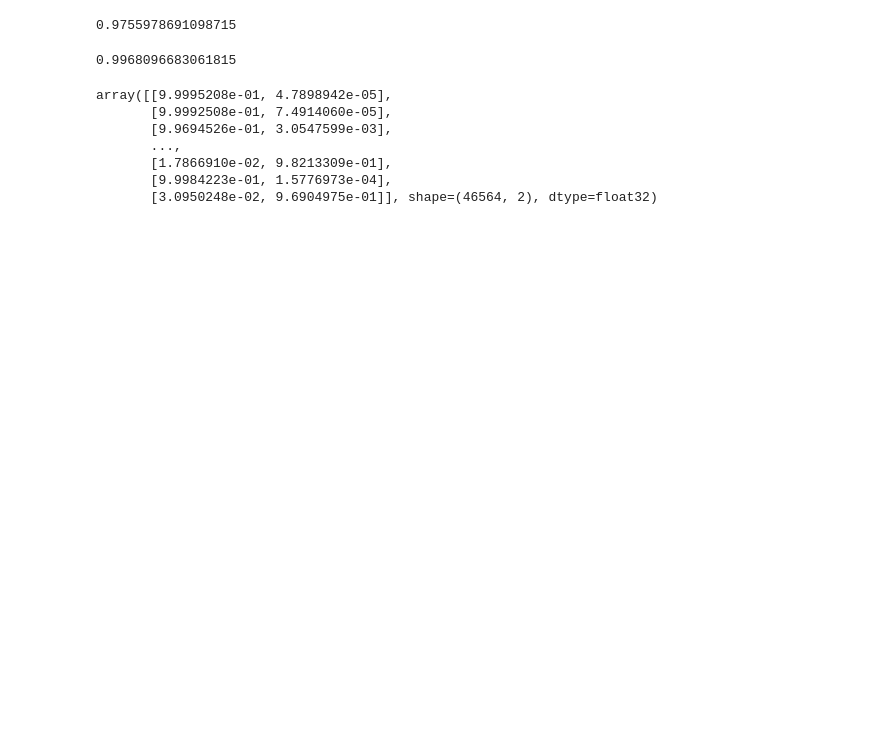
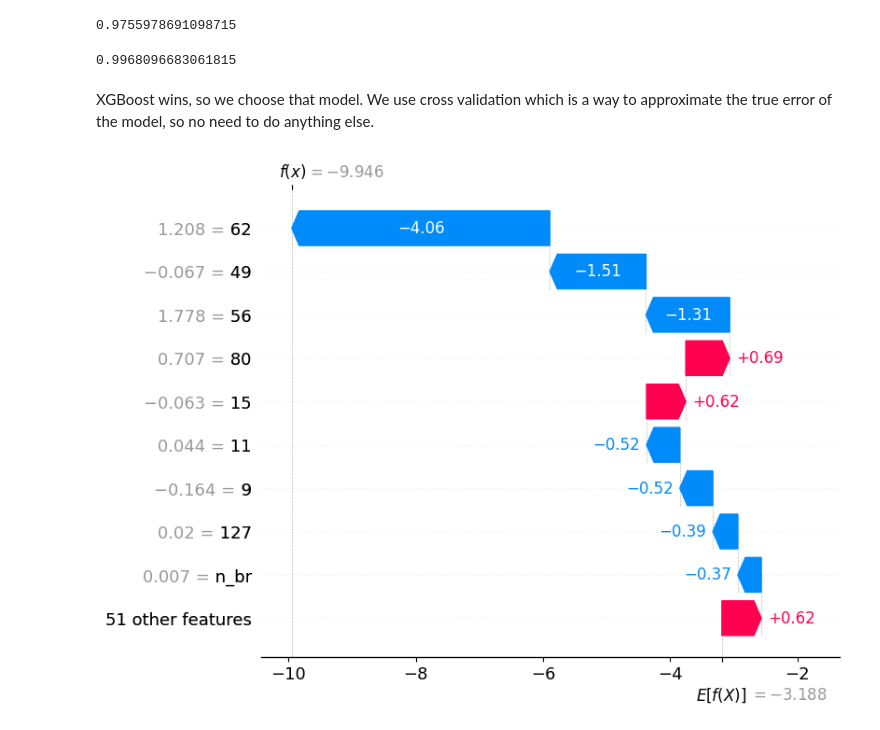
Before and after one commit to LorenzoGReyes/risk-propagation-elliptic, a Jupyter notebook: notebooks/04_model.ipynb, the cells around one changed output. Cells and saved outputs as stored; diff of their text form; code cells hidden in the pictures; blank space fills up the shorter version.

```diff
--- a/notebooks/04_model.ipynb
+++ b/notebooks/04_model.ipynb
@@ -68,13 +72,12 @@ grid_search_xgb.fit(X, y)
 print(grid_search_xgb.best_score_)
 # %% [output]
 0.9968096683061815
-# %%
-grid_search_xgb.best_estimator_.predict_proba(X)
-# %% [output]
-array([[9.9995208e-01, 4.7898942e-05],
-       [9.9992508e-01, 7.4914060e-05],
-       [9.9694526e-01, 3.0547599e-03],
-       ...,
-       [1.7866910e-02, 9.8213309e-01],
-       [9.9984223e-01, 1.5776973e-04],
-       [3.0950248e-02, 9.6904975e-01]], shape=(46564, 2), dtype=float32)
+# %% [markdown]
+XGBoost wins, so we choose that model. We use cross validation which is a way to approximate the true error of the model, so no need to do anything else.
+# %%
+# Create explainer object
+explainer = shap.TreeExplainer(grid_search_xgb.best_estimator_)
+shap_values = explainer(X)
+shap.waterfall_plot(shap_values[0])
+# %% [output]
+[figure, added]
```
Also changed, not shown: parts of 7 cells of this notebook, 1 other file.
